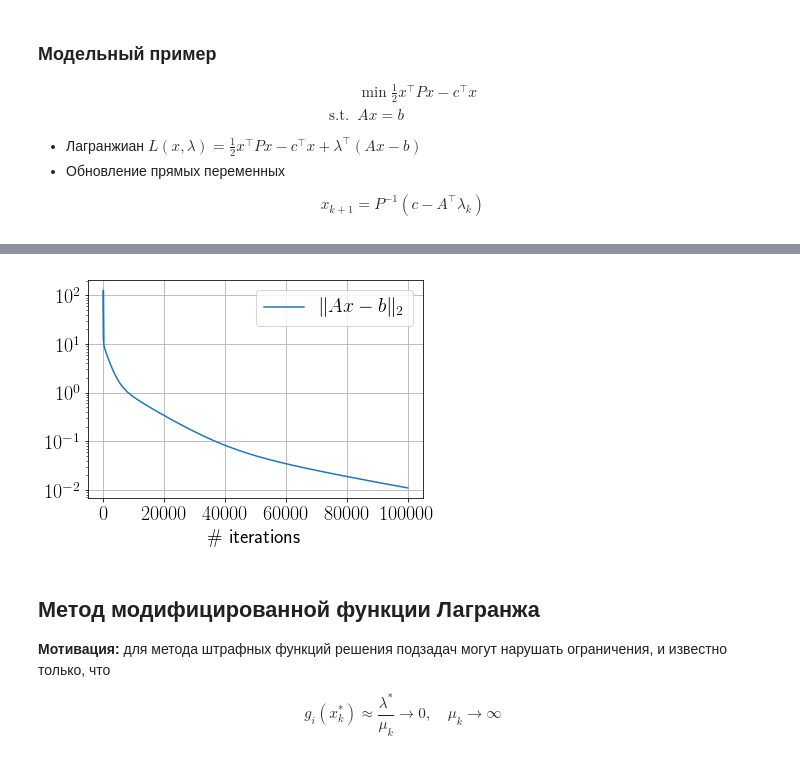
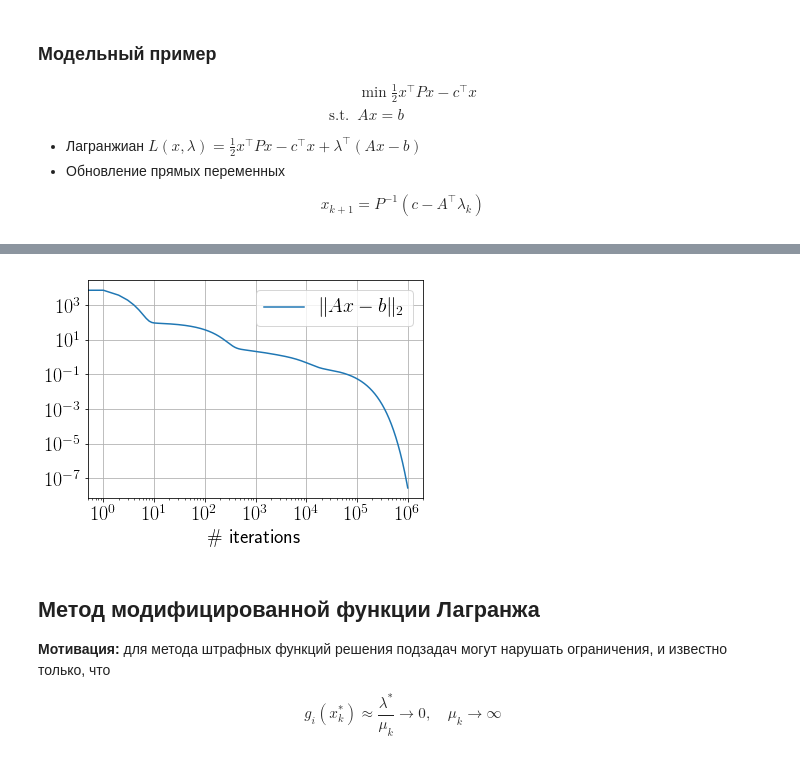
Before and after one commit to amkatrutsa/cet_opt_met, a Jupyter notebook: 09-admm/penalty_admm.ipynb, the cells around one changed output, grey strips where cells are left out. Cells and saved outputs as stored; diff of their text form; code cells hidden in the pictures.

```diff
--- a/09-admm/penalty_admm.ipynb
+++ b/09-admm/penalty_admm.ipynb
@@ -366,7 +365,7 @@ optimal rho estimate: 3.92e-02
 x0 = np.random.randn(n)
 lam0 = np.random.randn(m)
 
-max_iter = 100000
+max_iter = 1000000
 alpha = 1e-4
 
 def f(x):
@@ -408,12 +410,13 @@ Text(0.5, 0, '\\# iterations')
 # %%
 plt.semilogy([np.linalg.norm(A @ x - b) for x in conv_x_da], label="$\|Ax - b\|_2$")
 plt.legend(fontsize=20)
 plt.xlabel("\# iterations", fontsize=20)
 plt.xticks(fontsize=20)
 plt.yticks(fontsize=20)
+plt.xscale("log")
 plt.grid(True)
 # %% [output]
-[figure, old version]
+[figure, new version]
 # %% [markdown]
 ## Метод модифицированной функции Лагранжа
 **Мотивация:** для метода штрафных функций решения подзадач могут нарушать ограничения, и известно только, что
```
Also changed, not shown: parts of 21 cells of this notebook.
